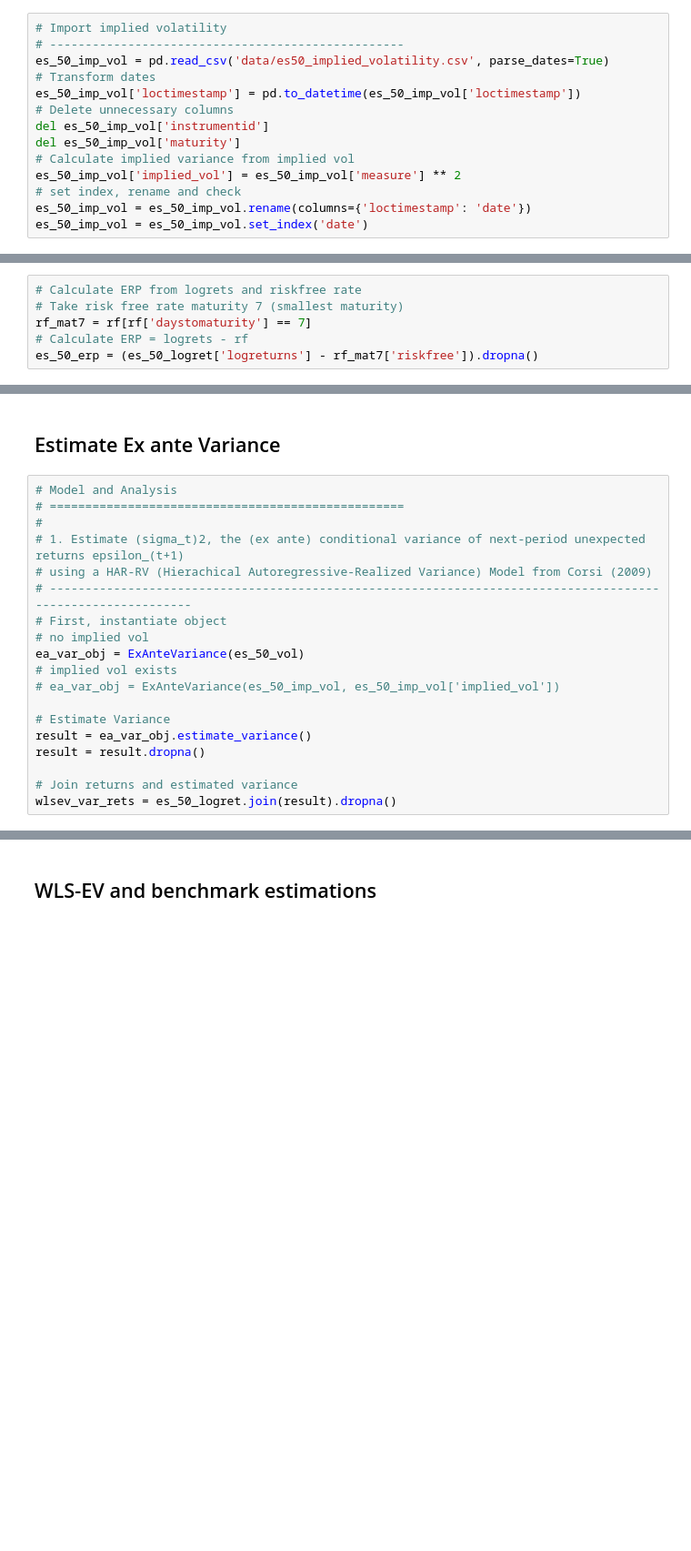
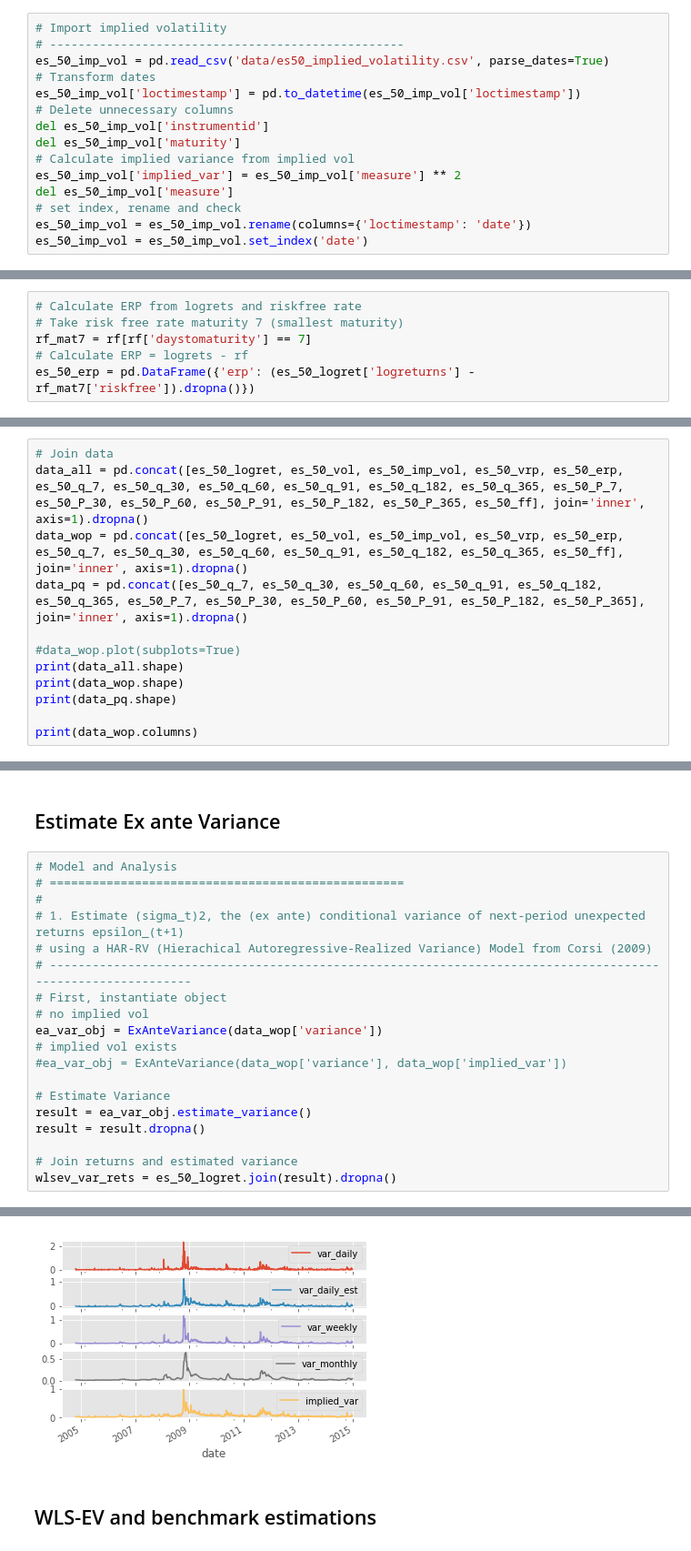
Before and after one commit to tobikuhlmann/robust-linear-forecasting, a Jupyter notebook: wlsev_analysis.ipynb, the cells around one changed output, grey strips where cells are left out. Shown at 91% size. Cells and saved outputs as stored; diff of their text form; blank space fills up the shorter version.

```diff
--- a/wlsev_analysis.ipynb
+++ b/wlsev_analysis.ipynb
@@ -66,7 +71,8 @@ es_50_imp_vol['loctimestamp'] = pd.to_datetime(es_50_imp_vol['loctimestamp'])
 del es_50_imp_vol['instrumentid']
 del es_50_imp_vol['maturity']
 # Calculate implied variance from implied vol
-es_50_imp_vol['implied_vol'] = es_50_imp_vol['measure'] ** 2
+es_50_imp_vol['implied_var'] = es_50_imp_vol['measure'] ** 2
+del es_50_imp_vol['measure']
 # set index, rename and check
 es_50_imp_vol = es_50_imp_vol.rename(columns={'loctimestamp': 'date'})
 es_50_imp_vol = es_50_imp_vol.set_index('date')
@@ -99,7 +105,7 @@ es_50_vrp = es_50_vrp.set_index('date')
 # Take risk free rate maturity 7 (smallest maturity)
 rf_mat7 = rf[rf['daystomaturity'] == 7]
 # Calculate ERP = logrets - rf
-es_50_erp = (es_50_logret['logreturns'] - rf_mat7['riskfree']).dropna()
+es_50_erp = pd.DataFrame({'erp': (es_50_logret['logreturns'] - rf_mat7['riskfree']).dropna()})
 # %% [markdown]
 ### Q-Moments data
 # %%
@@ -252,0 +268,12 @@ print(es_50_ff.shape)
+# %%
+# Join data
+data_all = pd.concat([es_50_logret, es_50_vol, es_50_imp_vol, es_50_vrp, es_50_erp, es_50_q_7, es_50_q_30, es_50_q_60, es_50_q_91, es_50_q_182, es_50_q_365, es_50_P_7, es_50_P_30, es_50_P_60, es_50_P_91, es_50_P_182, es_50_P_365, es_50_ff], join='inner', axis=1).dropna()
+data_wop = pd.concat([es_50_logret, es_50_vol, es_50_imp_vol, es_50_vrp, es_50_erp, es_50_q_7, es_50_q_30, es_50_q_60, es_50_q_91, es_50_q_182, es_50_q_365, es_50_ff], join='inner', axis=1).dropna()
+data_pq = pd.concat([es_50_q_7, es_50_q_30, es_50_q_60, es_50_q_91, es_50_q_182, es_50_q_365, es_50_P_7, es_50_P_30, es_50_P_60, es_50_P_91, es_50_P_182, es_50_P_365], join='inner', axis=1).dropna()
+
+#data_wop.plot(subplots=True)
+print(data_all.shape)
+print(data_wop.shape)
+print(data_pq.shape)
+
+print(data_wop.columns)
@@ -263,9 +301,9 @@ print(es_50_ff.shape)
 # ------------------------------------------------------------------------------------------------------------
 # First, instantiate object
 # no implied vol
-ea_var_obj = ExAnteVariance(es_50_vol)
+ea_var_obj = ExAnteVariance(data_wop['variance'])
 # implied vol exists
-# ea_var_obj = ExAnteVariance(es_50_imp_vol, es_50_imp_vol['implied_vol'])
+#ea_var_obj = ExAnteVariance(data_wop['variance'], data_wop['implied_var'])
 
 # Estimate Variance
 result = ea_var_obj.estimate_variance()
@@ -273,3 +311,4 @@ result = result.dropna()
 
 # Join returns and estimated variance
 wlsev_var_rets = es_50_logret.join(result).dropna()
+# %% [output]
@@ -276,3 +332,4 @@ wlsev_var_rets = es_50_logret.join(result).dropna()
+[figure, added]
 # %% [markdown]
 ## WLS-EV and benchmark estimations
 # %% [markdown]
```
Also changed, not shown: parts of 9 cells of this notebook, 1 other file.
